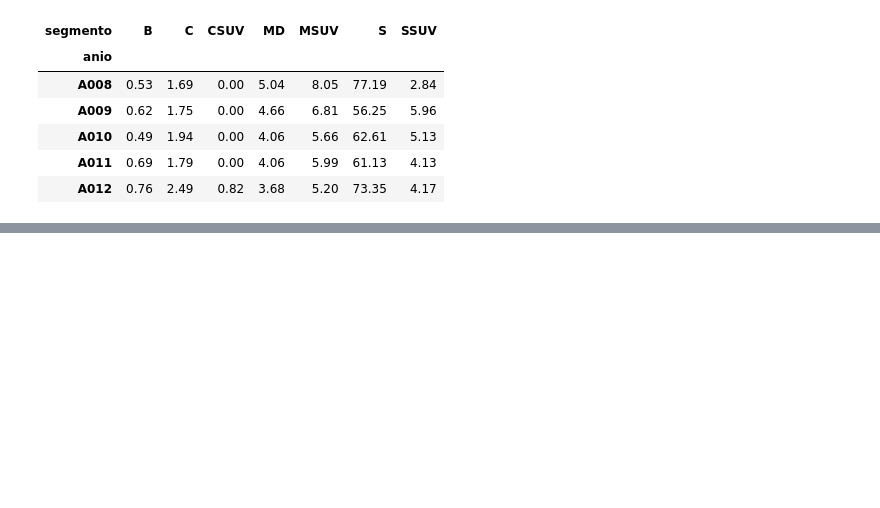
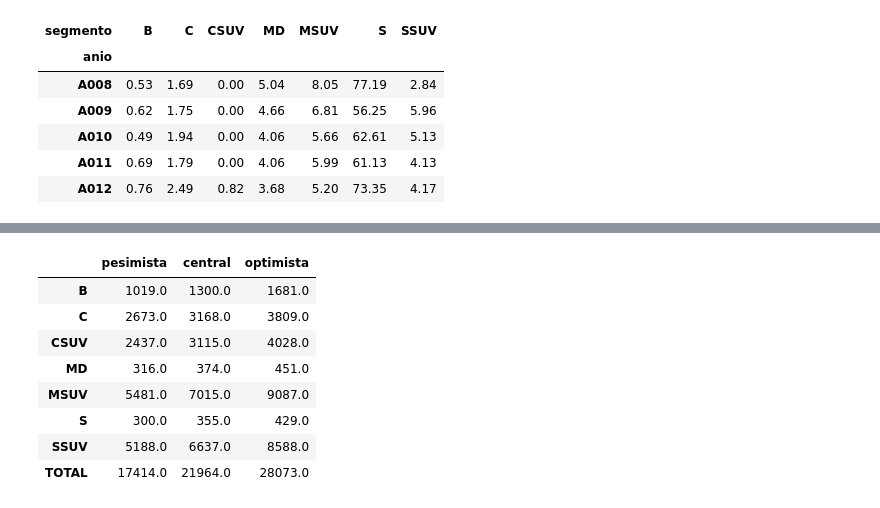
Before and after one commit to claudiaalozano/kaido-motors, a Jupyter notebook: prevision_A013.ipynb, the cells around one changed output, grey strips where cells are left out. Saved outputs shown, nothing was run; the diff lists cells and outputs as text; code cells hidden in the pictures; blank space fills up the shorter version.

```diff
--- a/prevision_A013.ipynb
+++ b/prevision_A013.ipynb
@@ -836,3 +836,23 @@ cuota_anual.loc["A008":]
 | A010 | 0.49 | 1.94 | 0.00 | 4.06 | 5.66 | 62.61 | 5.13 |
 | A011 | 0.69 | 1.79 | 0.00 | 4.06 | 5.99 | 61.13 | 4.13 |
 | A012 | 0.76 | 2.49 | 0.82 | 3.68 | 5.20 | 73.35 | 4.17 |
+# %%
+ventas = pd.read_csv(RAIZ / "data" / "ventas_mensual.csv",
+                     keep_default_na=False, na_values=[""])
+
+# Demanda de Kaido = ventas - automatriculaciones
+kaido = ventas.groupby(["anio", "mes", "segmento"])[["unidades", "u_automatriculacion"]].sum()
+kaido["demanda"] = kaido["unidades"] - kaido["u_automatriculacion"]
+
+merc = mercado.groupby(["anio", "mes", "segmento"])["unidades"].sum()
+cuota_mensual = (kaido["demanda"] / merc * 100).unstack()
+
+# Referencia: A012 de enero a octubre (sin el adelanto de nov-dic)
+ref = cuota_mensual.loc["A012"].loc[1:10]
+cuota_base = ref.mean()
+
+# Coches recién lanzados: solo los últimos meses
+cuota_base["C"] = ref.loc[8:10, "C"].mean()        # BD, lanzado en enero de A012
+cuota_base["CSUV"] = ref.loc[9:10, "CSUV"].mean()  # DF, lanzado en agosto de A012
+
+cuota_base.round(2)
@@ -838,0 +869,39 @@ cuota_anual.loc["A008":]
+# %%
+import json
+
+with open(RAIZ / "config" / "supuestos.json", encoding="utf-8") as f:
+    supuestos = json.load(f)
+
+SEGMENTOS_CON_LANZAMIENTO = ["B", "SSUV", "CSUV", "MSUV"]   # tienen códigos nuevos en A013
+EFECTO_LANZAMIENTO = 0.10   # +10 % de cuota: media histórica tras una renovación de gama
+
+def cuota_A013(escenario):
+    """Cuota mensual de Kaido en A013 (en tanto por uno) para un escenario."""
+    meses = pd.date_range("2013-01-01", periods=12, freq="MS")
+    cuota = pd.DataFrame({s: cuota_base[s] / 100 for s in cuota_base.index}, index=meses)
+
+    # Mes de lanzamiento: abril, o más tarde si el escenario trae retraso
+    mes_lanz = supuestos["mes_lanzamiento_A013"] + escenario["retraso_lanzamiento"]
+    tras_lanz = meses.month >= mes_lanz
+    for s in SEGMENTOS_CON_LANZAMIENTO:
+        cuota.loc[tras_lanz, s] *= (1 + EFECTO_LANZAMIENTO) * escenario["producto_factor"]
+    return cuota
+
+# Demanda de Kaido = mercado previsto x cuota
+demanda = {}
+for nombre, esc in escenarios.items():
+    demanda[nombre] = (prevision[nombre] * cuota_A013(esc)).round(0)
+
+resumen_kaido = pd.DataFrame({k: v.sum() for k, v in demanda.items()})
+resumen_kaido.loc["TOTAL"] = resumen_kaido.sum()
+resumen_kaido
+# %% [output]
+|  | pesimista | central | optimista |
+| B | 1019.0 | 1300.0 | 1681.0 |
+| C | 2673.0 | 3168.0 | 3809.0 |
+| CSUV | 2437.0 | 3115.0 | 4028.0 |
+| MD | 316.0 | 374.0 | 451.0 |
+| MSUV | 5481.0 | 7015.0 | 9087.0 |
+| S | 300.0 | 355.0 | 429.0 |
+| SSUV | 5188.0 | 6637.0 | 8588.0 |
+| TOTAL | 17414.0 | 21964.0 | 28073.0 |
```
Also changed, not shown: parts of 6 cells of this notebook.
